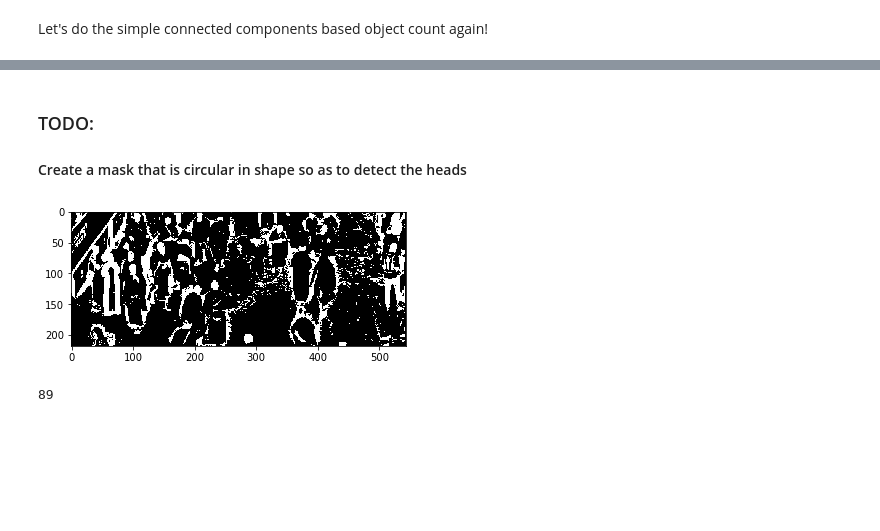
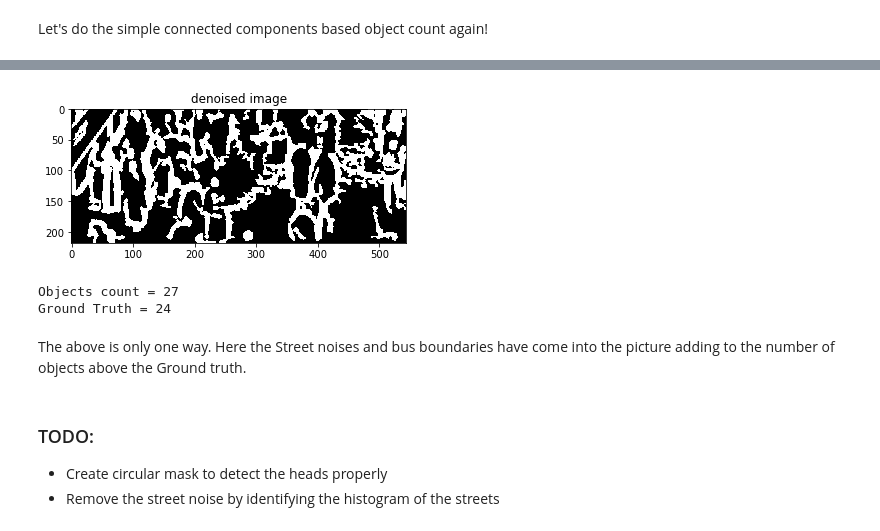
Before and after one commit to thariqkhalid/hajj, a Jupyter notebook: Preprocessing_jamrat_image.ipynb, the cells around one changed output, grey strips where cells are left out. Saved outputs shown, nothing was run; the diff lists cells and outputs as text; code cells hidden in the pictures; blank space fills up the shorter version.

```diff
--- a/Preprocessing_jamrat_image.ipynb
+++ b/Preprocessing_jamrat_image.ipynb
@@ -156,14 +143,0 @@ obj_count = 858
-# %% [markdown]
-### TODO:
-#### Create a mask that is circular in shape so as to detect the heads
-# %%
-sizes = ndimage.sum(count_bin_im, label_im, range(obj_count + 1))
-mask_size = sizes < 30
-remove_pixel = mask_size[label_im]
-remove_pixel.shape
-
-label_im[remove_pixel] = 0
-plt.imshow(label_im,'gray')
-plt.show()
-# %% [output]
-[figure, removed]
@@ -172,4 +144,33 @@ _, count = ndimage.label(label_im)
-# %%
-print count
-# %% [output]
-89
+# %%
+def blurnDenoise(bw,sz=(5,5),sigma=2,thresh=0.3, sum_thresh=30):
+    I = bw.astype(float)
+    fg = cv2.GaussianBlur(I,sz,sigma)
+    m1 = fg > thresh
+    labels,num_items = ndimage.label(m1,np.ones((3,3),'int'))
+    pixel_sum = ndimage.sum(m1, labels, range(num_items+1)).astype(np.int)
+    mask_size = pixel_sum < sum_thresh
+    remove_pixel = mask_size[labels]
+    m1[remove_pixel] = 0
+    return m1
+# %%
+orig_im = count_bin_im
+denoised_im = blurnDenoise(orig_im,sum_thresh=120)
+plt.title('denoised image')
+plt.imshow(denoised_im,'gray')
+plt.show()
+# %% [output]
+[figure, added]
+# %%
+_, count = ndimage.label(denoised_im)
+print "Objects count =", count
+print "Ground Truth = 24"
+# %% [output]
+Objects count = 27
+Ground Truth = 24
+# %% [markdown]
+The above is only one way. Here the Street noises and bus boundaries have come into the picture adding to the number
+of objects above the Ground truth.
+# %% [markdown]
+### TODO:
+* Create circular mask to detect the heads properly
+* Remove the street noise by identifying the histogram of the streets
```
Also changed, not shown: parts of 8 cells of this notebook.
